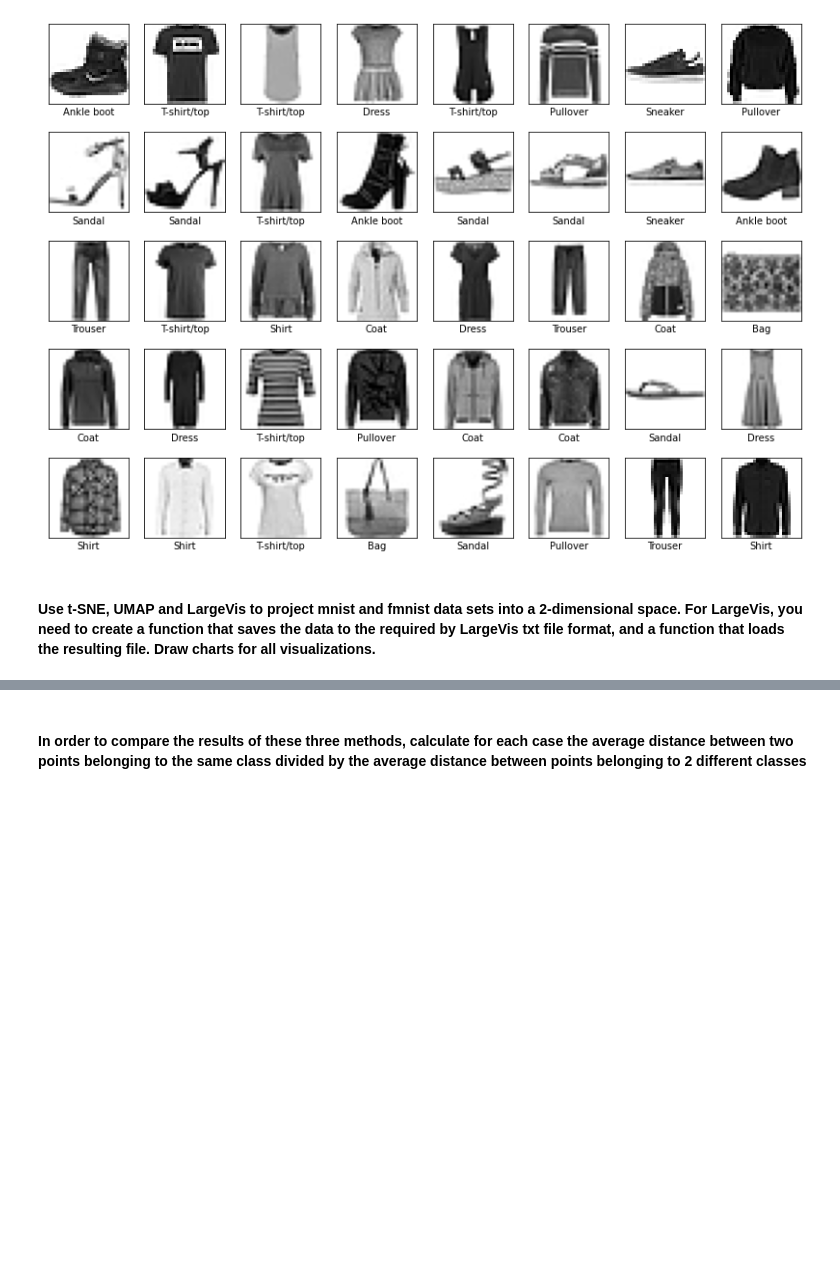
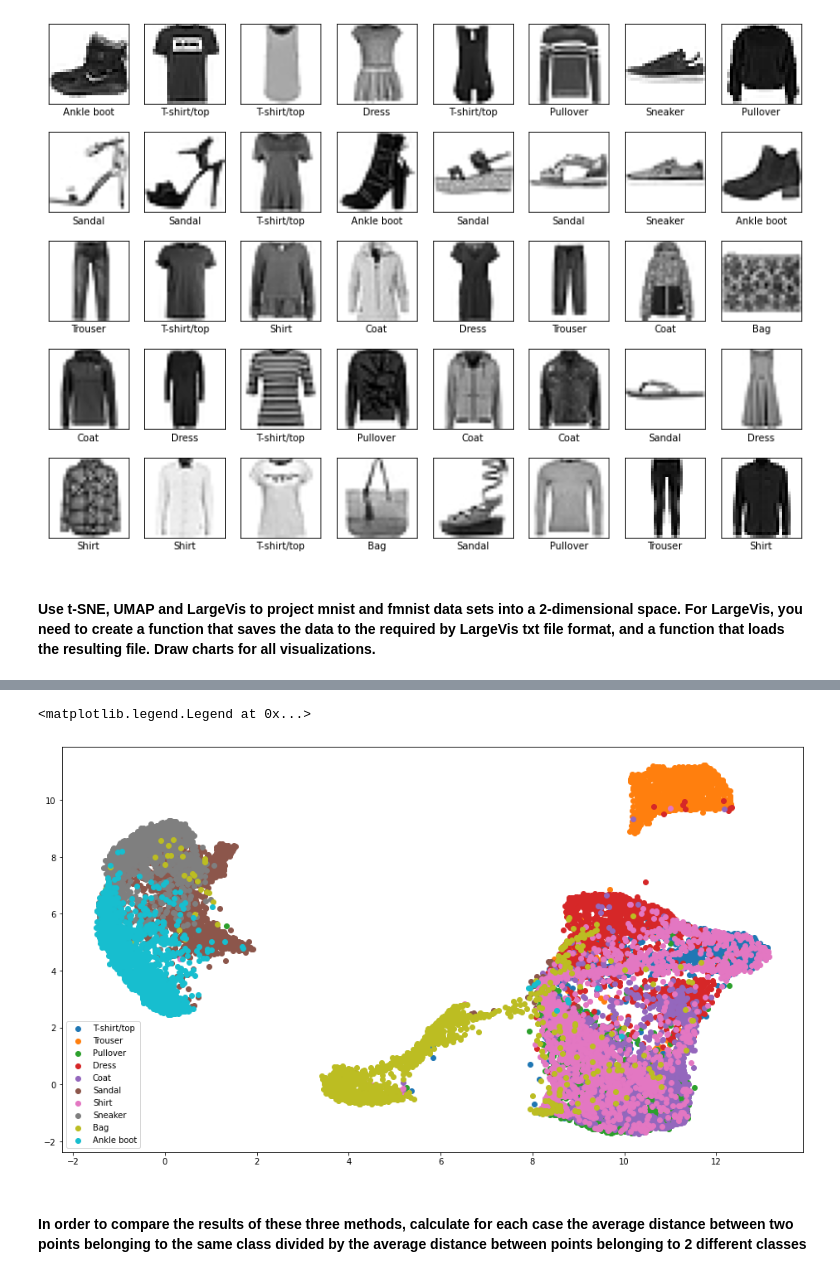
Before and after one commit to PKopel/data-embedding, a Jupyter notebook: umap_largevis.ipynb, the cells around one changed output, grey strips where cells are left out. Drawn from its saved outputs; the diff is of its cells as text; code cells hidden in the pictures; blank space fills up the shorter version.

```diff
--- a/umap_largevis.ipynb
+++ b/umap_largevis.ipynb
@@ -202,2 +121,13 @@ y_coord = points_transformed[:, 1]
+# %%
+fig = plt.figure(figsize=(16, 9))
+
+umap_fmnist_df['class'] = umap_fmnist_df['class'].apply(lambda x: int(x))
+for target in range(10):
+    data = umap_fmnist_df['class'] == target
+    plt.scatter(umap_fmnist_df.loc[data, 'dim 1'], umap_fmnist_df.loc[data, 'dim 2'], label=fmnist_names[target])
+plt.legend()
+# %% [output]
+<matplotlib.legend.Legend at 0x...>
+[figure, added]
 # %% [markdown]
 #### In order to compare the results of these three methods, calculate for each case the average distance between two points belonging to the same class divided by the average distance between points belonging to 2 different classes
```
Also changed, not shown: parts of 32 cells of this notebook, 2 other files.
